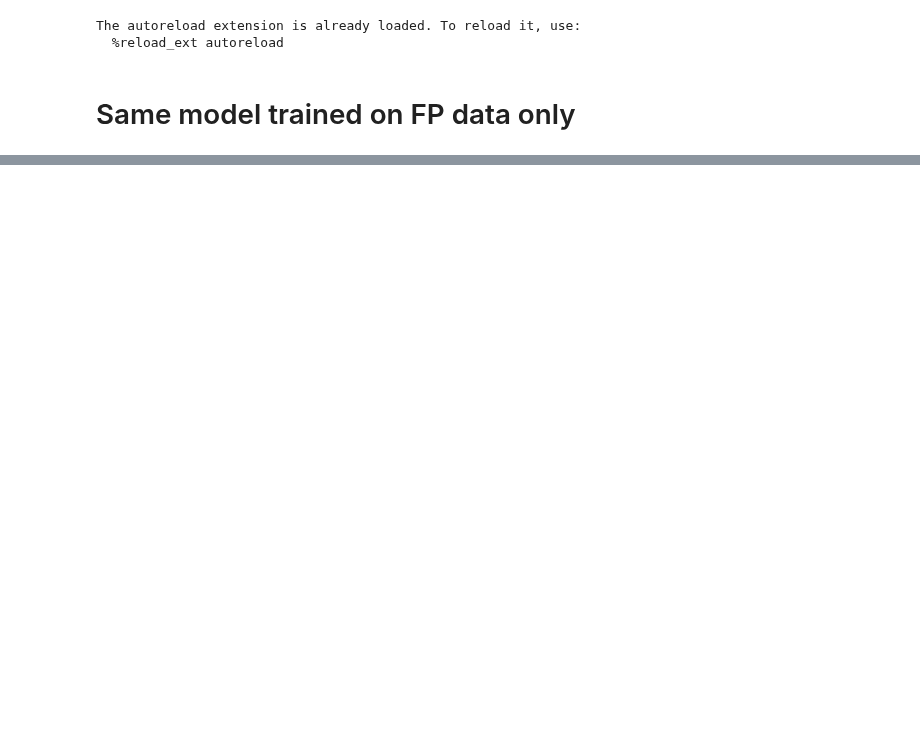
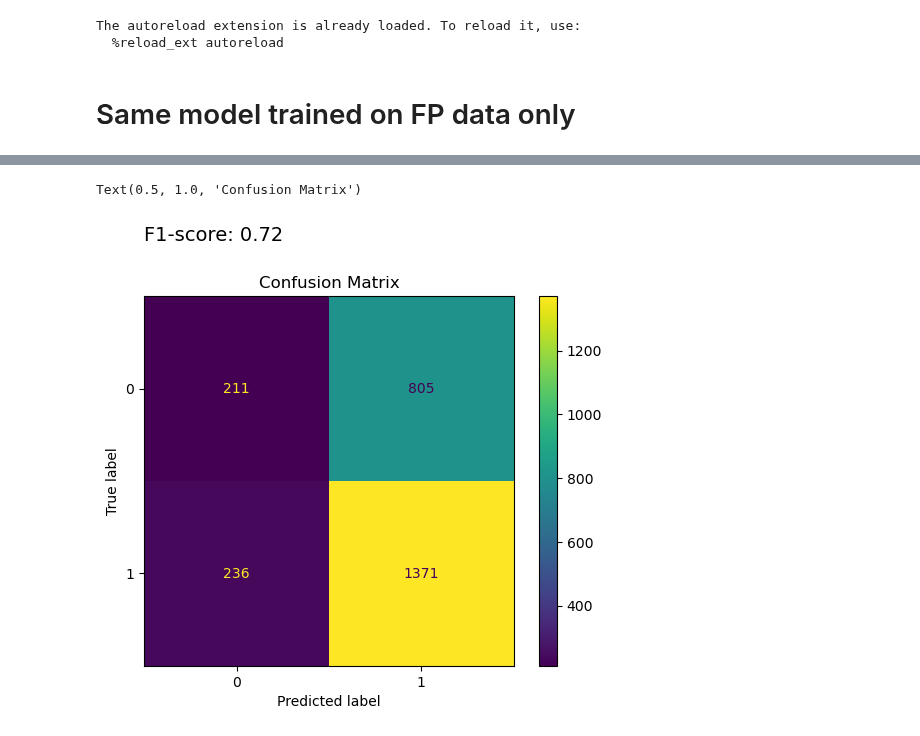
Before and after one commit to Mschaid/ENIGMA, a Jupyter notebook: notebooks/reports/optimized_base_classifier_results.ipynb, the cells around one changed output, grey strips where cells are left out. Saved outputs shown, nothing was run; the diff lists cells and outputs as text; code cells hidden in the pictures; blank space fills up the shorter version.

```diff
--- a/notebooks/reports/optimized_base_classifier_results.ipynb
+++ b/notebooks/reports/optimized_base_classifier_results.ipynb
@@ -174,2 +174,3 @@ fp_only_model.summary()
 # %%
 y_pred = fp_only_model.predict(processor.X_test)
+y_pred = np.where(y_pred > 0.5, 1, 0)
@@ -182,0 +199,8 @@ processor.processed_data
+# %%
+fp_f1_score_results = f1_score(processor.y_test, y_pred)
+display = ConfusionMatrixDisplay.from_predictions(processor.y_test, y_pred)
+plt.text(-.5, -.8, f"F1-score: {np.round(fp_f1_score_results, 2)}", fontsize = 14)
+plt.title('Confusion Matrix')
+# %% [output]
+Text(0.5, 1.0, 'Confusion Matrix')
+[figure, added]
```
Also changed, not shown: parts of 21 cells of this notebook.
